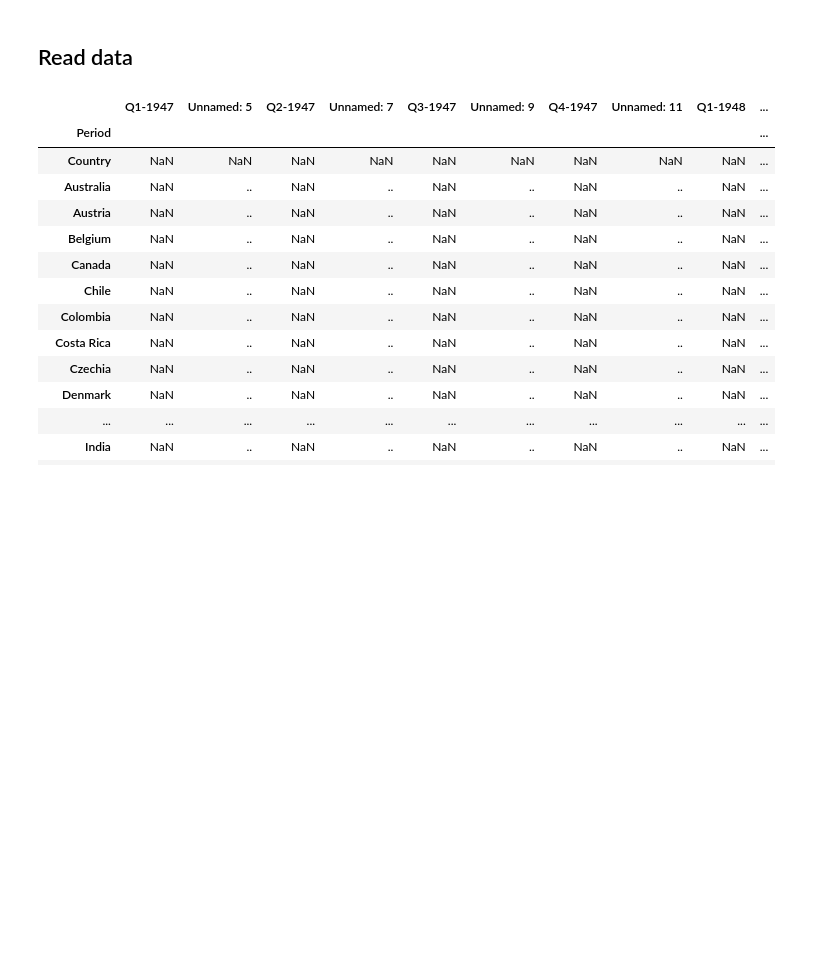
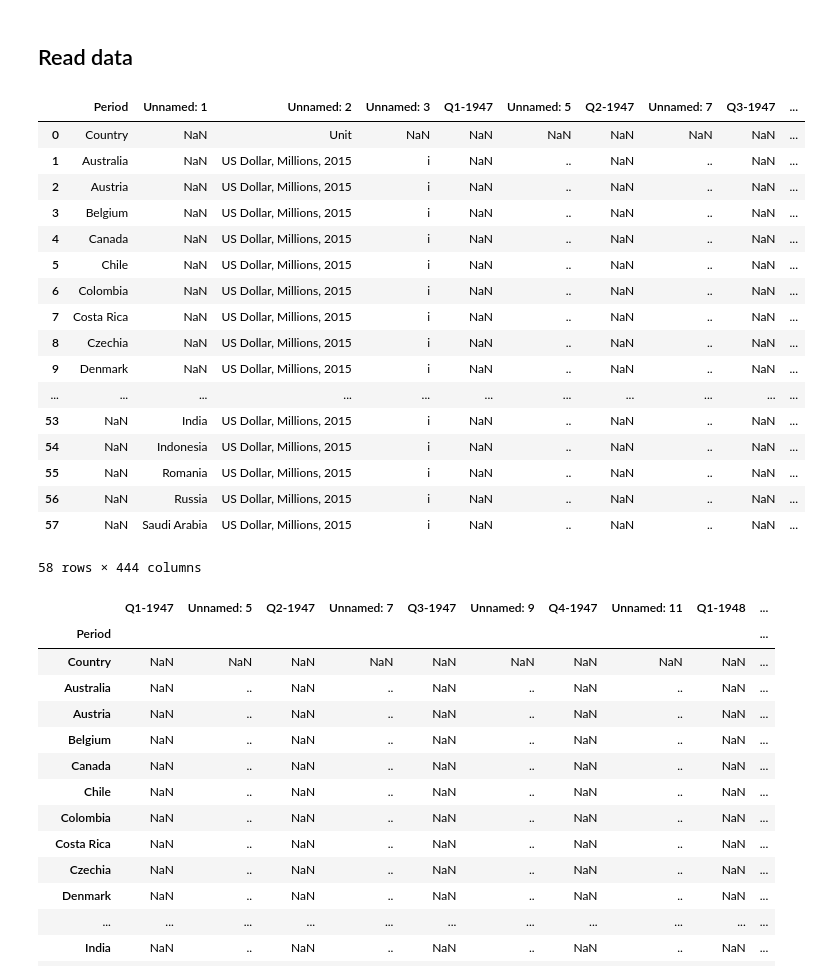
Before and after one commit to mvanaltvorst/seminar, a Jupyter notebook: notebooks/data/gdp_data.ipynb, the cells around one changed output. Saved outputs shown, nothing was run; the diff lists cells and outputs as text; code cells hidden in the pictures; blank space fills up the shorter version.

Commit message:
work on level gdp

```diff
--- a/notebooks/data/gdp_data.ipynb
+++ b/notebooks/data/gdp_data.ipynb
@@ -7,4 +7,32 @@ import seaborn as sns
 import matplotlib.pyplot as plt
 # %% [markdown]
 ## Read data
+# %%
+df_gdp = pd.read_excel(
+    "./../../assets/real-GDP.xlsx",
+    sheet_name="level GDP",
+    header=5,
+    skipfooter=5
+)
+
+df_gdp
+# %% [output]
+|  | Period | Unnamed: 1 | Unnamed: 2 | Unnamed: 3 | Q1-1947 | Unnamed: 5 | Q2-1947 | Unnamed: 7 | Q3-1947 | ... |
+| 0 | Country | NaN | Unit | NaN | NaN | NaN | NaN | NaN | NaN | ... |
+| 1 | Australia | NaN | US Dollar, Millions, 2015 | i | NaN | .. | NaN | .. | NaN | ... |
+| 2 | Austria | NaN | US Dollar, Millions, 2015 | i | NaN | .. | NaN | .. | NaN | ... |
+| 3 | Belgium | NaN | US Dollar, Millions, 2015 | i | NaN | .. | NaN | .. | NaN | ... |
+| 4 | Canada | NaN | US Dollar, Millions, 2015 | i | NaN | .. | NaN | .. | NaN | ... |
+| 5 | Chile | NaN | US Dollar, Millions, 2015 | i | NaN | .. | NaN | .. | NaN | ... |
+| 6 | Colombia | NaN | US Dollar, Millions, 2015 | i | NaN | .. | NaN | .. | NaN | ... |
+| 7 | Costa Rica | NaN | US Dollar, Millions, 2015 | i | NaN | .. | NaN | .. | NaN | ... |
+| 8 | Czechia | NaN | US Dollar, Millions, 2015 | i | NaN | .. | NaN | .. | NaN | ... |
+| 9 | Denmark | NaN | US Dollar, Millions, 2015 | i | NaN | .. | NaN | .. | NaN | ... |
+| ... | ... | ... | ... | ... | ... | ... | ... | ... | ... | ... |
+| 53 | NaN | India | US Dollar, Millions, 2015 | i | NaN | .. | NaN | .. | NaN | ... |
+| 54 | NaN | Indonesia | US Dollar, Millions, 2015 | i | NaN | .. | NaN | .. | NaN | ... |
+| 55 | NaN | Romania | US Dollar, Millions, 2015 | i | NaN | .. | NaN | .. | NaN | ... |
+| 56 | NaN | Russia | US Dollar, Millions, 2015 | i | NaN | .. | NaN | .. | NaN | ... |
+| 57 | NaN | Saudi Arabia | US Dollar, Millions, 2015 | i | NaN | .. | NaN | .. | NaN | ... |
+58 rows × 444 columns
 # %%
```
Also changed, not shown: parts of 3 cells of this notebook, 1 other file.
